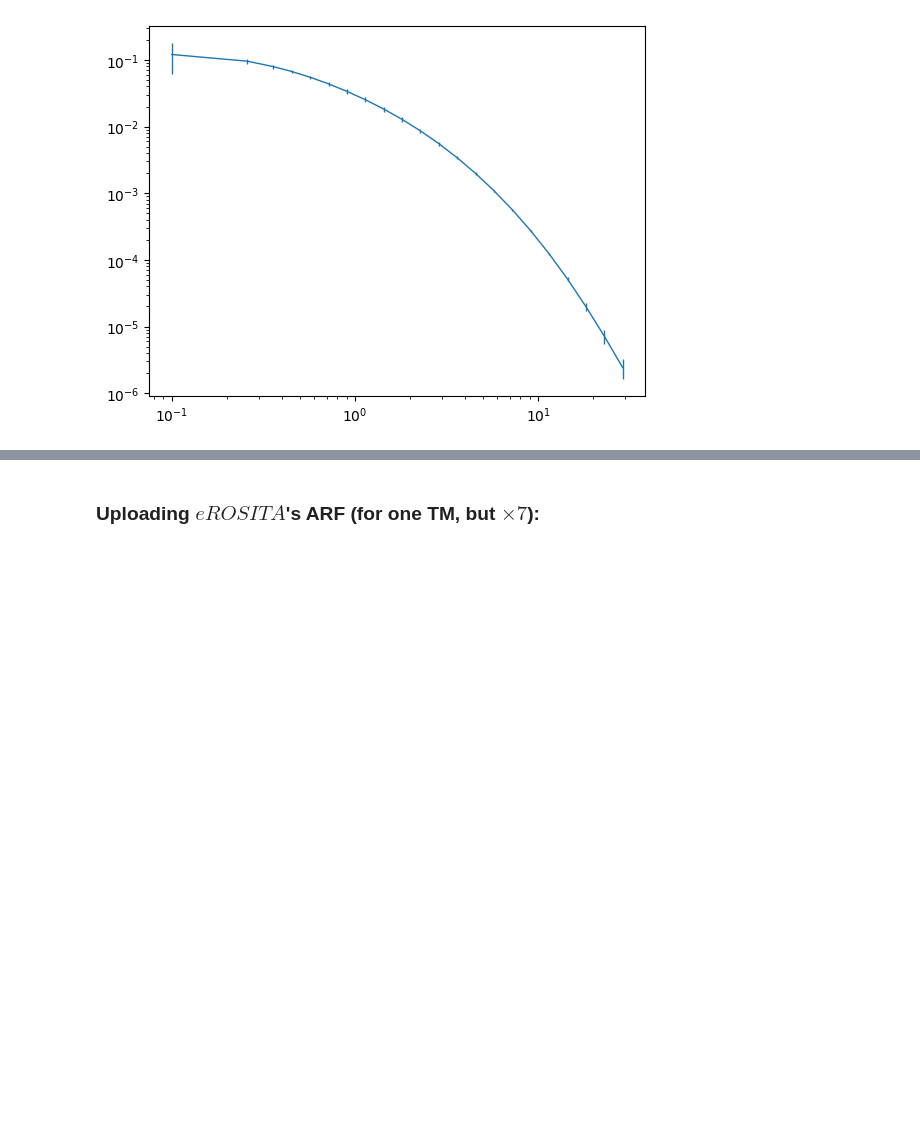
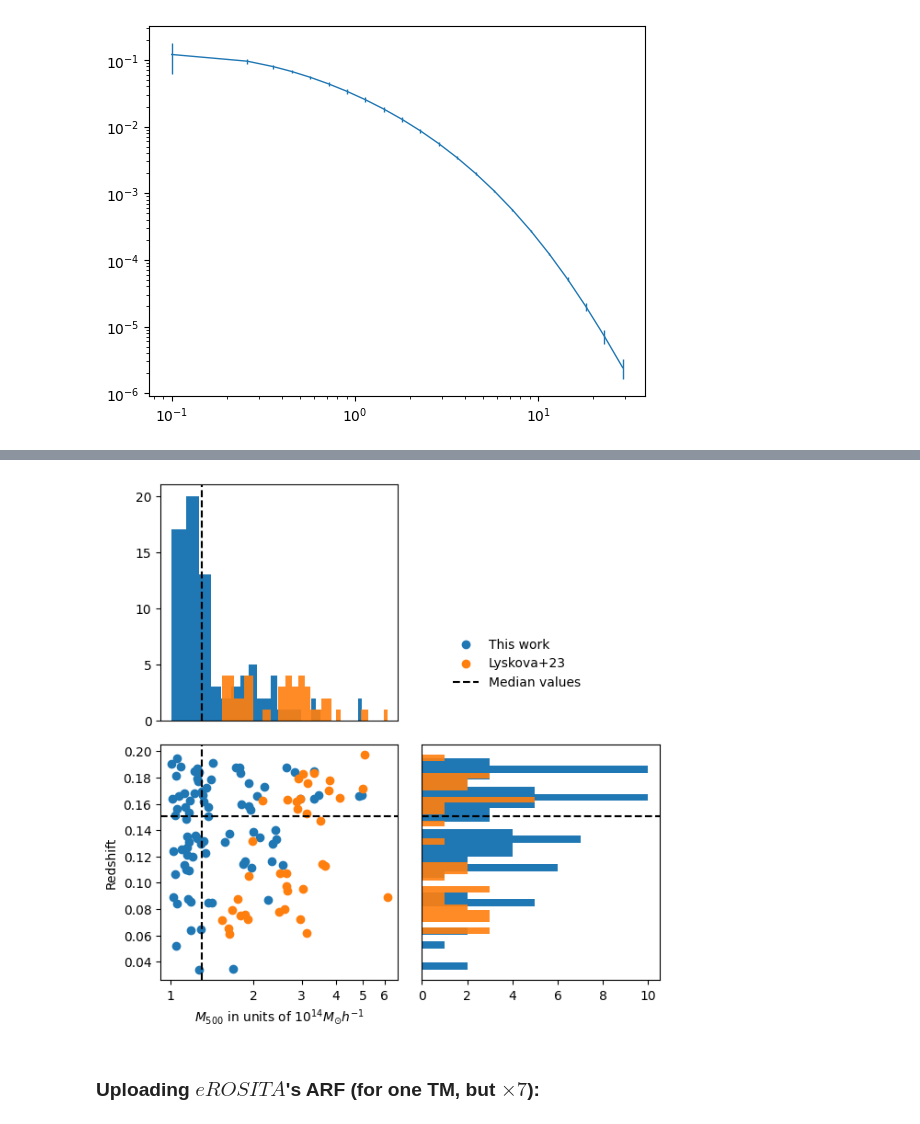
Before and after one commit to pi4imu/stacking, a Jupyter notebook: stacking_new.ipynb, the cells around one changed output, grey strips where cells are left out. Drawn from its saved outputs; the diff is of its cells as text; code cells hidden in the pictures; blank space fills up the shorter version.

```diff
--- a/stacking_new.ipynb
+++ b/stacking_new.ipynb
@@ -729,3 +743,6 @@ plt.xscale("log")
 plt.yscale("log")
 # %% [output]
 [figure]
+# %%
+SMPL = pd.read_csv("sample.dat", sep='\s+', header=0)
+display(SMPL)
@@ -732,3 +767,48 @@ plt.yscale("log")
+# %%
+plt.figure(figsize = (7,7))
+
+plt.subplot(221)
+
+plt.hist(clusters["M500"]/10**14, bins=30, histtype='stepfilled')
+plt.hist(SMPL["M500c(10^14*M_sun)"]*0.7, bins=30, histtype='stepfilled', alpha=0.9)
+#plt.xlabel("$M_{500}$ in units of $10^{14} M_{\odot} h^{-1}$")
+#plt.xticks([])
+plt.axvline(np.median(clusters["M500"]/10**14), linestyle='--', color='black')
+plt.xscale("log")
+#plt.xticks([1,2,3,4,5], [1,2,3,4,5])
+plt.tick_params(axis='x', which='both', bottom=False, top=False, labelbottom=False)
+plt.yticks([0,5,10,15,20], [0,5,10,15,20])
+
+plt.subplot(224)
+
+plt.hist(clusters["z_true"], bins=30, histtype='stepfilled', orientation="horizontal")
+plt.hist(SMPL["z"], bins=30, histtype='stepfilled', orientation="horizontal", alpha=0.9)
+#plt.xlabel("Redshift $z_{true}$")
+plt.yticks([])
+plt.axhline(np.median(clusters["z_true"]), linestyle='--', color='black')
+
+plt.subplot(223)
+
+plt.scatter(clusters["M500"]/10**14, clusters["z_true"], label='This work')
+plt.scatter(SMPL["M500c(10^14*M_sun)"]*0.7, SMPL["z"], label='Lyskova+23')
+plt.ylabel("Redshift")
+plt.xlabel("$M_{500}$ in units of $10^{14} M_{\odot} h^{-1}$")
+plt.xscale("log")
+plt.xticks([1,2,3,4,5,6], [1,2,3,4,5,6])
+#plt.yscale("log")
+plt.axvline(np.median(clusters["M500"]/10**14), linestyle='--', color='black')
+plt.axhline(np.median(clusters["z_true"]), linestyle='--', color='black', label="Median values")
+
+plt.legend(frameon=False,
+           loc='upper center', bbox_to_anchor=(1.5, 1.5),
+           fancybox=True, shadow=True)
+
+plt.subplots_adjust(wspace=0.1, hspace=0.1)
+
+#plt.savefig('figures/histogram_84.pdf', format='pdf', bbox_inches='tight')
+plt.show()
+# %% [output]
+[figure, added]
 # %% [markdown]
 ### Uploading $eROSITA$'s ARF (for one TM, but $\times 7$):
 # %%
```
Also changed, not shown: parts of 2 cells of this notebook, 1 other file.
